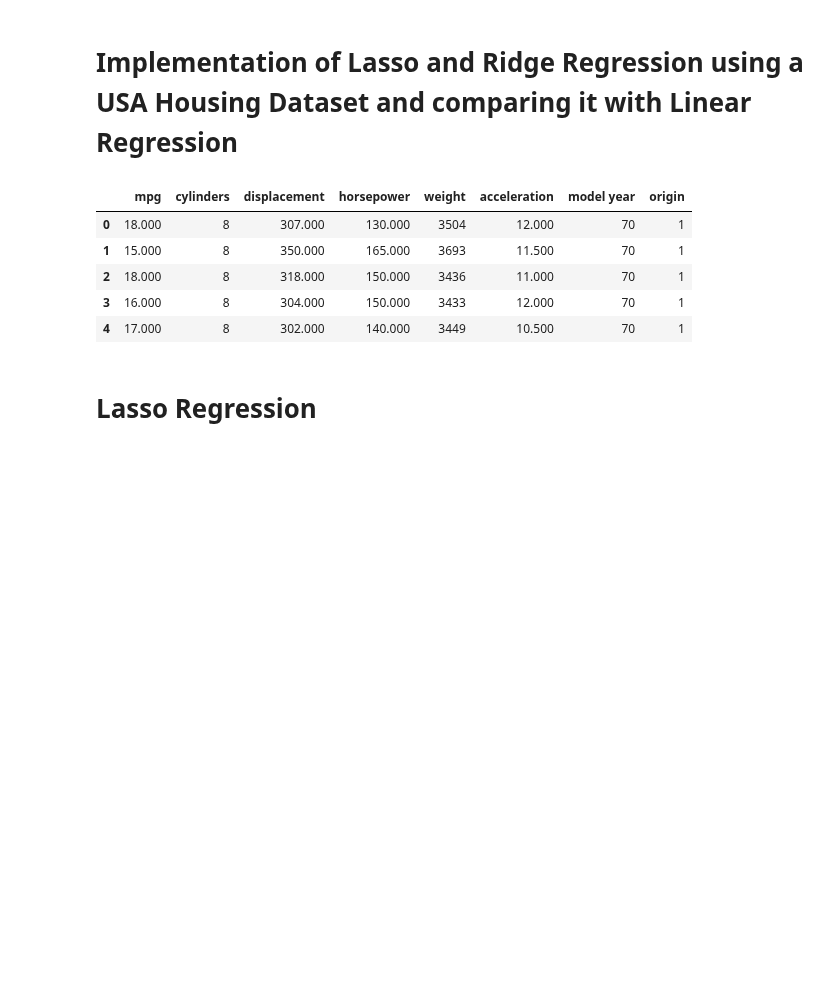
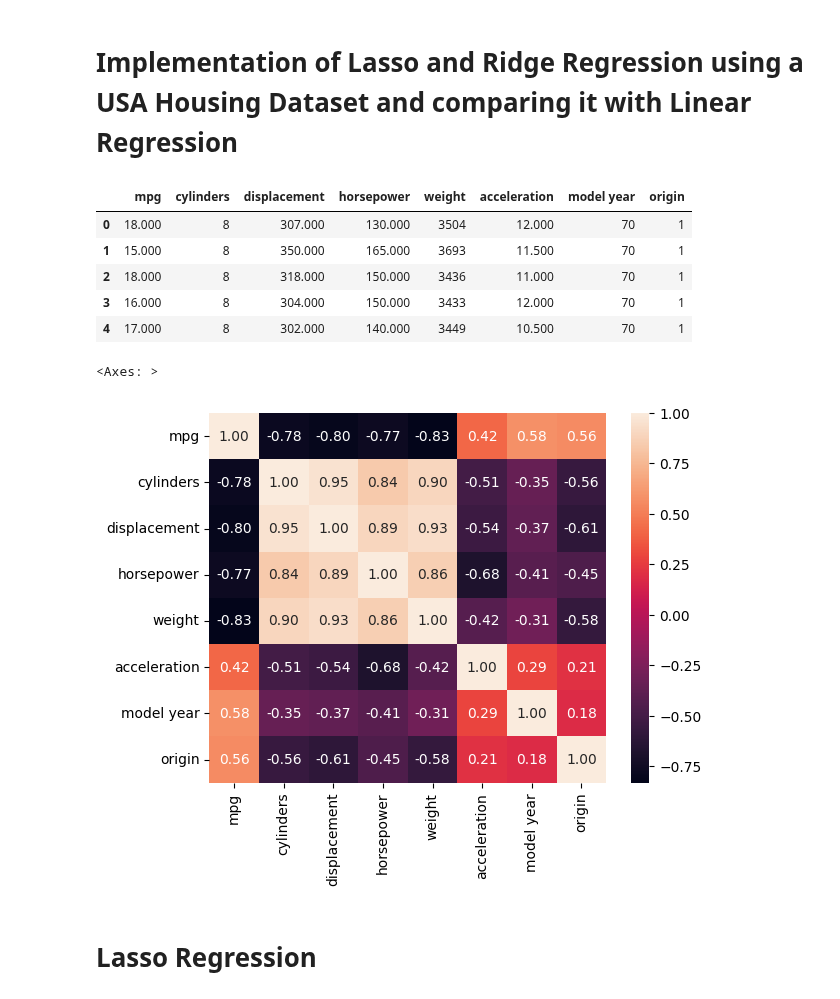
Before and after one commit to Harsh502s/ML-Assignments, a Jupyter notebook: ML-MF Pesentation/Presentation.ipynb, the cells around one changed output. Drawn from its saved outputs; the diff is of its cells as text; code cells hidden in the pictures; blank space fills up the shorter version.

```diff
--- a/ML-MF Pesentation/Presentation.ipynb
+++ b/ML-MF Pesentation/Presentation.ipynb
@@ -102,6 +102,11 @@ df.head()
 | 2 | 18.000 | 8 | 318.000 | 150.000 | 3436 | 11.000 | 70 | 1 |
 | 3 | 16.000 | 8 | 304.000 | 150.000 | 3433 | 12.000 | 70 | 1 |
 | 4 | 17.000 | 8 | 302.000 | 140.000 | 3449 | 10.500 | 70 | 1 |
+# %%
+sns.heatmap(df.corr(), annot=True, fmt=".2f")
+# %% [output]
+<Axes: >
+[figure, added]
 # %%
 # split the data into training and testing sets
 from sklearn.model_selection import train_test_split
```
Also changed, not shown: parts of 5 cells of this notebook.
